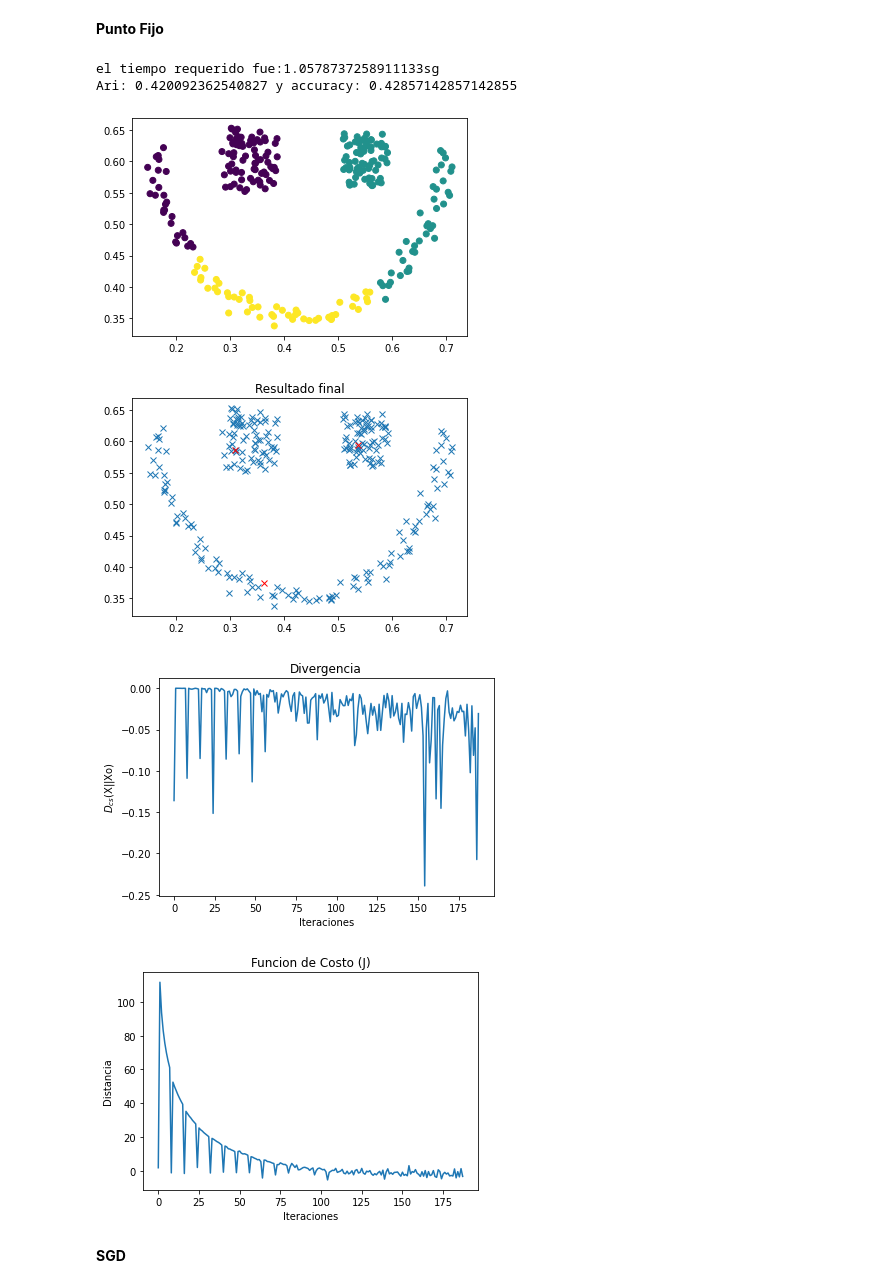
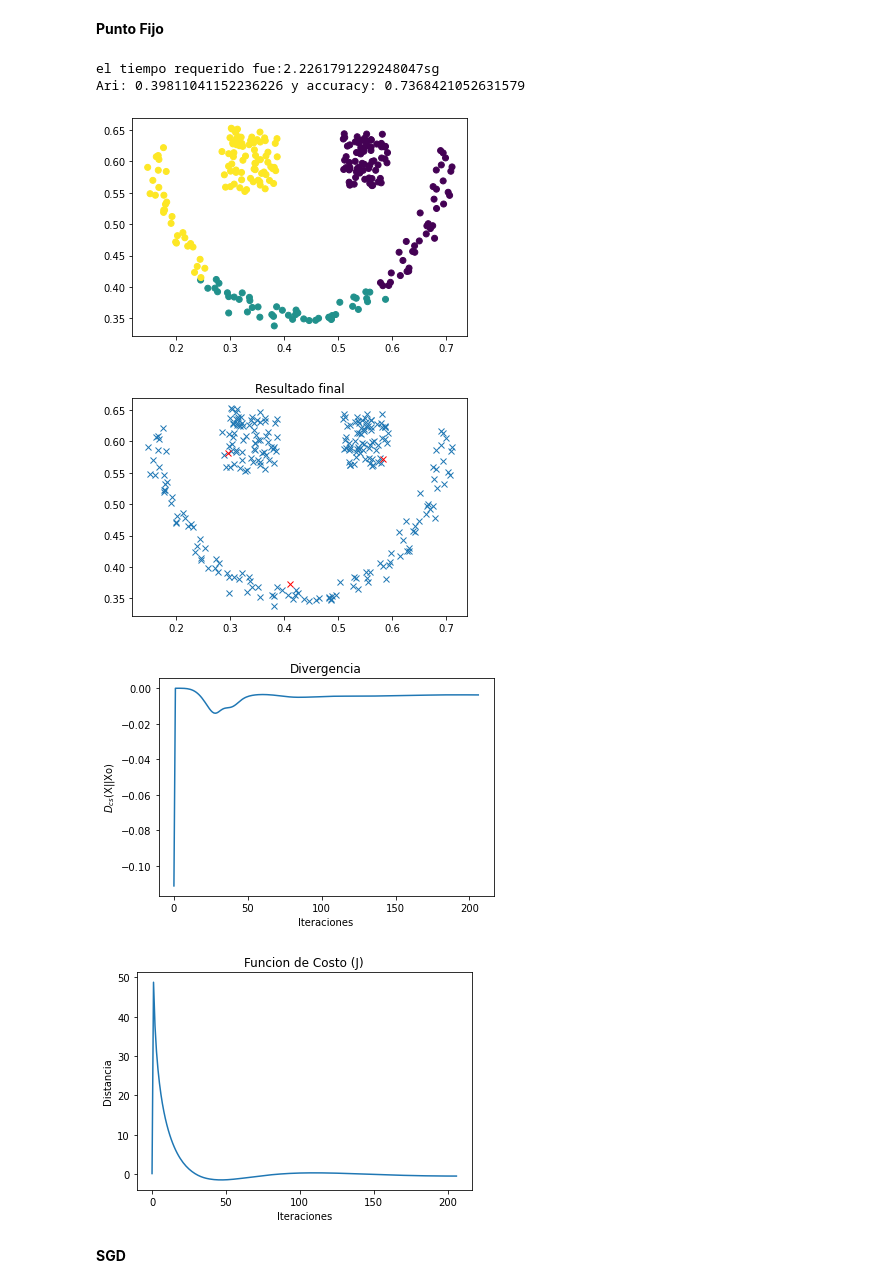
Before and after one commit to Bryan0122/PRI, a Jupyter notebook: PRI_Test.ipynb, the cells around one changed output. Cells and saved outputs as stored; diff of their text form; code cells hidden in the pictures.

```diff
--- a/PRI_Test.ipynb
+++ b/PRI_Test.ipynb
@@ -60,22 +64,22 @@ labels_happy = sc.labels_
 **Punto Fijo**
 # %%
 t = time.time()
-p = MiniBatchPRI(n_groups=3, lambda_=25, sigma_initial=140, method='FP',
+p = PRI(n_groups=3, lambda_=15, sigma_initial=40, method='FP',
                  reduction_ = True)
-p.fit(happy)
+p.fit(happy,labels_happy)
 print('el tiempo requerido fue:'+ str(time.time() - t)+'sg')
-labels_pre_FP=p.predict(happy)
+labels_pre_FP=p.predict(happy,labels_happy)
 Rari_Fp=adjusted_rand_score(labels_happy,labels_pre_FP)
 Racc_Fp=accuracy_score(labels_happy,labels_pre_FP)
 print('Ari: '+str(Rari_Fp)+' y'+' accuracy: '+str(Racc_Fp))
 p.results()
 # %% [output]
-el tiempo requerido fue:1.0578737258911133sg
-Ari: 0.420092362540827 y accuracy: 0.42857142857142855
+el tiempo requerido fue:2.2261791229248047sg
+Ari: 0.39811041152236226 y accuracy: 0.7368421052631579
-[figure, old version]
+[figure, new version]
-[figure, old version]
+[figure, new version]
-[figure, old version]
+[figure, new version]
-[figure, old version]
+[figure, new version]
 # %% [markdown]
 **SGD**
 # %%
```
Also changed, not shown: parts of 9 cells of this notebook.
